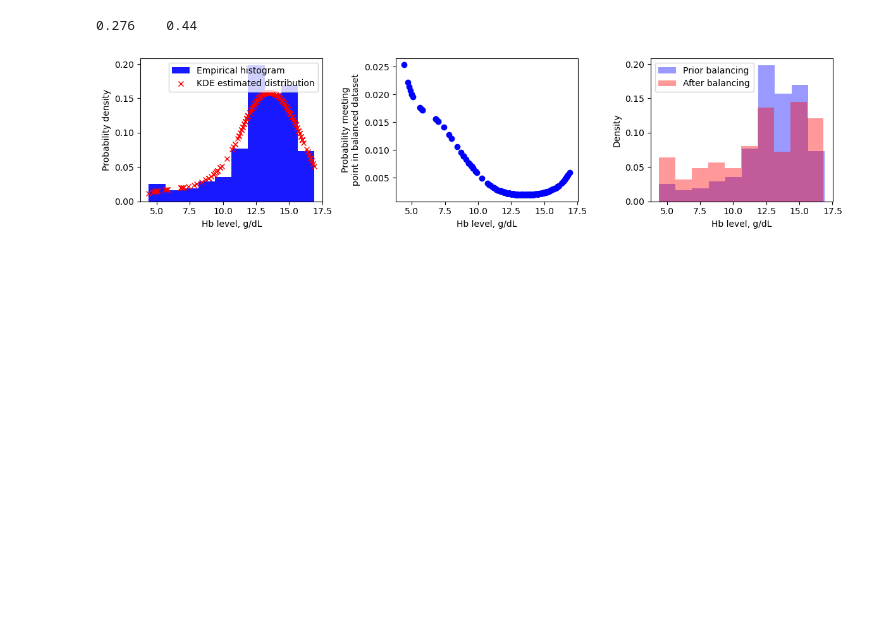
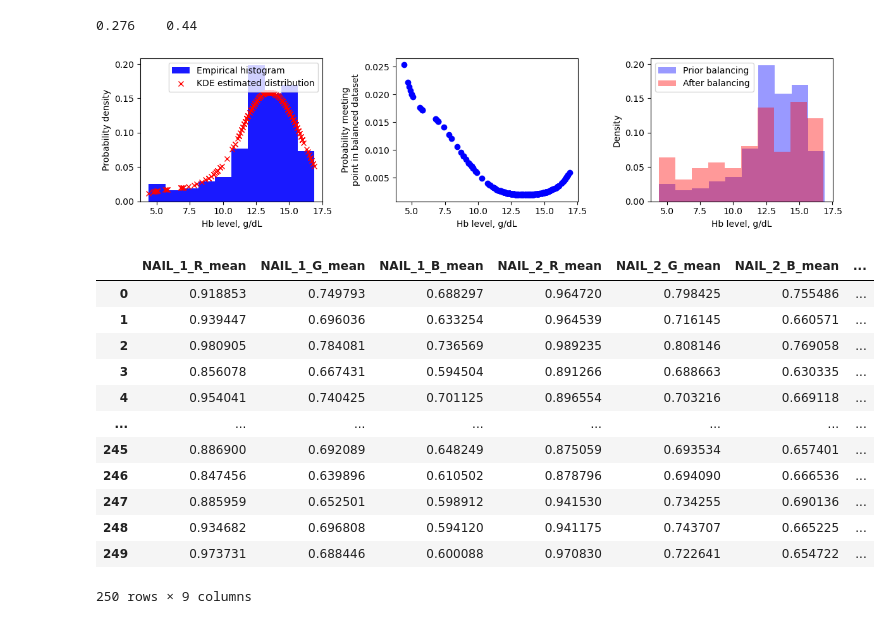
Before and after one commit to romerocruzsa/cp-anemia-detection, a Jupyter notebook: notebooks/model_compression/paper_prototyping.ipynb, the cells around one changed output. Saved outputs shown, nothing was run; the diff lists cells and outputs as text; code cells hidden in the pictures; blank space fills up the shorter version.

```diff
--- a/notebooks/model_compression/paper_prototyping.ipynb
+++ b/notebooks/model_compression/paper_prototyping.ipynb
@@ -151,20 +311,23 @@ for j,(_, row) in enumerate(metadata.iterrows()):
 # %%
 images = defaultdict(list)
 
-for j,(_, row) in tqdm.tqdm(enumerate(metadata.iterrows())):
-
+for j, (_, row) in tqdm.tqdm(enumerate(metadata.iterrows())):
     label = 'Anemic' if row.HB_LEVEL_GperDeciL < 12.0 else 'Non-anemic'
     img_path = os.path.join(DATA_DIR ,label, f'{row.PATIENT_ID}.jpg')
-
     img = skio.imread(img_path)
 
     nails_bboxes = row.NAIL_BOUNDING_BOXES
-    skin_bboxes  = row.SKIN_BOUNDING_BOXES
+    skin_bboxes = row.SKIN_BOUNDING_BOXES
 
-    for _tissue_site,_bboxes in zip(['NAIL'],[nails_bboxes]):
-        for finger_num,(top,left,bot,right) in enumerate(_bboxes,start=1):
+    # ➕ Load NAIL crops
+    for finger_num, (top, left, bot, right) in enumerate(nails_bboxes, start=1):
+        key = f'NAIL_{finger_num}'
+        images[key].append(img[top:bot, left:right])
 
-            key = f'{_tissue_site}_{finger_num}'
-            images[key].append(img[top:bot,left:right])
+    # # ➕ Load SKIN crops
+    # for patch_num, (top, left, bot, right) in enumerate(skin_bboxes, start=1):
+    #     key = f'SKIN_{patch_num}'
+    #     images[key].append(img[top:bot, left:right])
 
-    images['WHITE_REF'].append(img[350:400,300:350])
+    # ➕ White reference region (still using hardcoded region)
+    images['WHITE_REF'].append(img[350:400, 300:350])
@@ -229,6 +445,22 @@ y = target[balancing_mask]
 # %% [output]
 0.276    0.44
 [figure]
+# %%
+features
+# %% [output]
+|  | NAIL_1_R_mean | NAIL_1_G_mean | NAIL_1_B_mean | NAIL_2_R_mean | NAIL_2_G_mean | NAIL_2_B_mean | ... |
+| 0 | 0.918853 | 0.749793 | 0.688297 | 0.964720 | 0.798425 | 0.755486 | ... |
+| 1 | 0.939447 | 0.696036 | 0.633254 | 0.964539 | 0.716145 | 0.660571 | ... |
+| 2 | 0.980905 | 0.784081 | 0.736569 | 0.989235 | 0.808146 | 0.769058 | ... |
+| 3 | 0.856078 | 0.667431 | 0.594504 | 0.891266 | 0.688663 | 0.630335 | ... |
+| 4 | 0.954041 | 0.740425 | 0.701125 | 0.896554 | 0.703216 | 0.669118 | ... |
+| ... | ... | ... | ... | ... | ... | ... | ... |
+| 245 | 0.886900 | 0.692089 | 0.648249 | 0.875059 | 0.693534 | 0.657401 | ... |
+| 246 | 0.847456 | 0.639896 | 0.610502 | 0.878796 | 0.694090 | 0.666536 | ... |
+| 247 | 0.885959 | 0.652501 | 0.598912 | 0.941530 | 0.734255 | 0.690136 | ... |
+| 248 | 0.934682 | 0.696808 | 0.594120 | 0.941175 | 0.743707 | 0.665225 | ... |
+| 249 | 0.973731 | 0.688446 | 0.600088 | 0.970830 | 0.722641 | 0.654722 | ... |
+250 rows × 9 columns
 # %%
 X = features[balancing_mask]
 y = target[balancing_mask]
```
Also changed, not shown: parts of 17 cells of this notebook, 21 other files.
